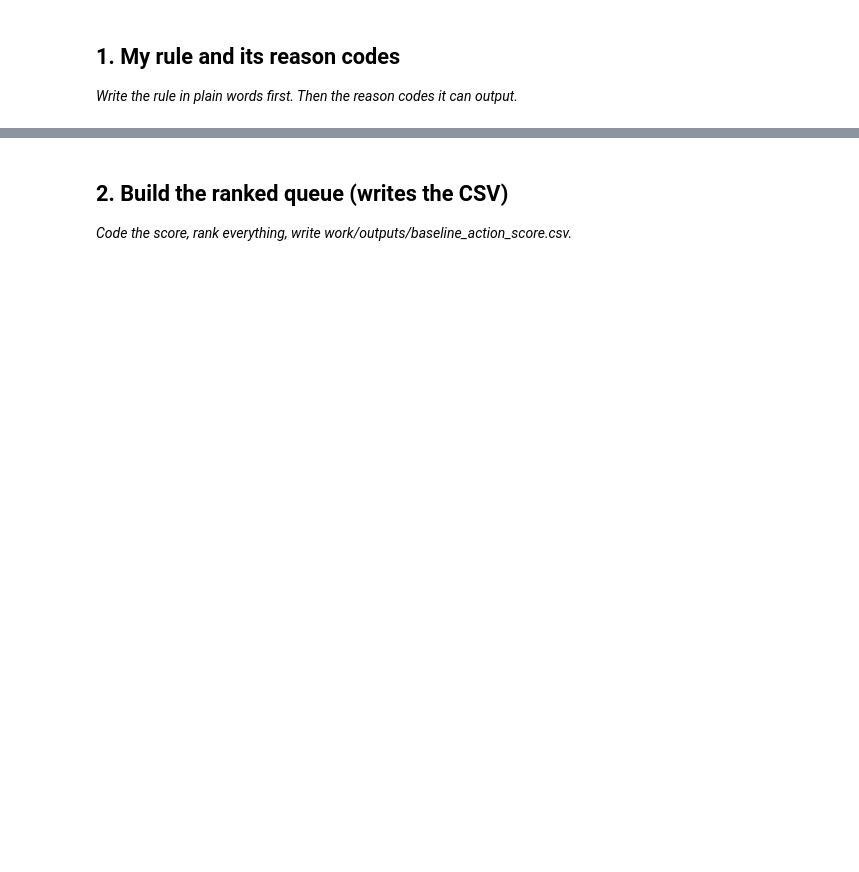
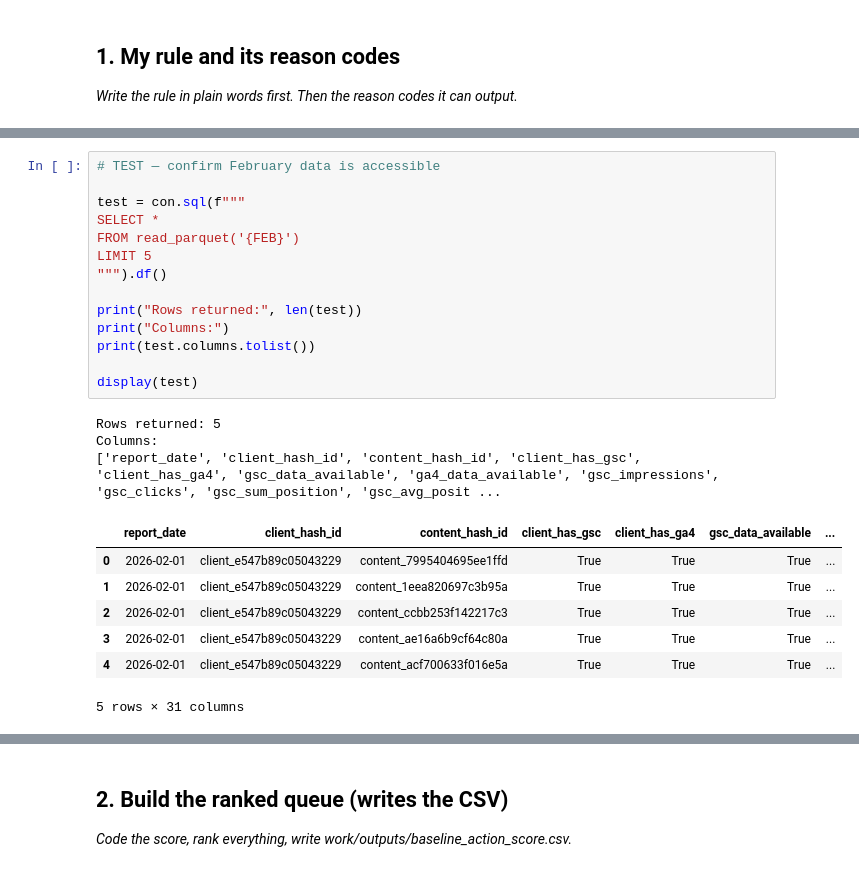
Before and after one commit to hacker3code/Flyrank-AI, a Jupyter notebook: work/notebooks/w04_baseline_score.ipynb, the cells around one changed output, grey strips where cells are left out. Cells and saved outputs as stored; diff of their text form; blank space fills up the shorter version.

```diff
--- a/work/notebooks/w04_baseline_score.ipynb
+++ b/work/notebooks/w04_baseline_score.ipynb
@@ -15,0 +75,25 @@ This skeleton is yours to fill. Work the sections **in order** — each one has
+# %%
+# TEST — confirm February data is accessible
+
+test = con.sql(f"""
+SELECT *
+FROM read_parquet('{FEB}')
+LIMIT 5
+""").df()
+
+print("Rows returned:", len(test))
+print("Columns:")
+print(test.columns.tolist())
+
+display(test)
+# %% [output]
+Rows returned: 5
+Columns:
+['report_date', 'client_hash_id', 'content_hash_id', 'client_has_gsc', 'client_has_ga4', 'gsc_data_available', 'ga4_data_available', 'gsc_impressions', 'gsc_clicks', 'gsc_sum_position', 'gsc_avg_posit ...
+|  | report_date | client_hash_id | content_hash_id | client_has_gsc | client_has_ga4 | gsc_data_available | ... |
+| 0 | 2026-02-01 | client_e547b89c05043229 | content_7995404695ee1ffd | True | True | True | ... |
+| 1 | 2026-02-01 | client_e547b89c05043229 | content_1eea820697c3b95a | True | True | True | ... |
+| 2 | 2026-02-01 | client_e547b89c05043229 | content_ccbb253f142217c3 | True | True | True | ... |
+| 3 | 2026-02-01 | client_e547b89c05043229 | content_ae16a6b9cf64c80a | True | True | True | ... |
+| 4 | 2026-02-01 | client_e547b89c05043229 | content_acf700633f016e5a | True | True | True | ... |
+5 rows × 31 columns
```
Also changed, not shown: parts of 10 cells of this notebook.
